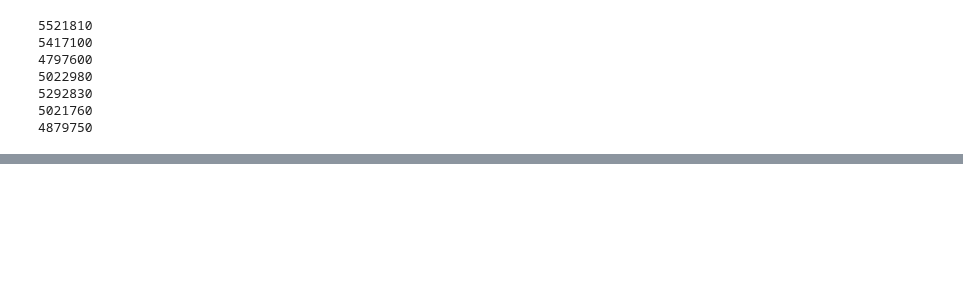
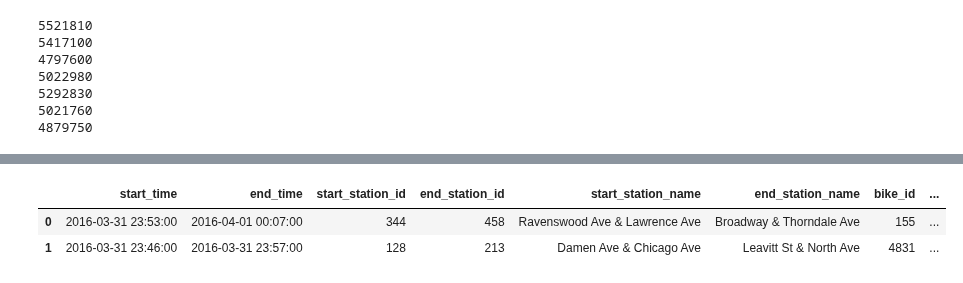
Before and after one commit to agruenb/PrescriptiveStruggle_BikeSharing, a Jupyter notebook: LeaWorkspace/lworkspace.ipynb, the cells around one changed output, grey strips where cells are left out. Cells and saved outputs as stored; diff of their text form; code cells hidden in the pictures; blank space fills up the shorter version.

Commit message:
months added

```diff
--- a/LeaWorkspace/lworkspace.ipynb
+++ b/LeaWorkspace/lworkspace.ipynb
@@ -75,0 +89,9 @@ KeyError: 0
+# %%
+def get_month (ts):
+    return ts.month
+chicago["Month"]=chicago["start_time"].apply(lambda x: get_month (x))
+chicago.head(2)
+# %% [output]
+|  | start_time | end_time | start_station_id | end_station_id | start_station_name | end_station_name | bike_id | ... |
+| 0 | 2016-03-31 23:53:00 | 2016-04-01 00:07:00 | 344 | 458 | Ravenswood Ave & Lawrence Ave | Broadway & Thorndale Ave | 155 | ... |
+| 1 | 2016-03-31 23:46:00 | 2016-03-31 23:57:00 | 128 | 213 | Damen Ave & Chicago Ave | Leavitt St & North Ave | 4831 | ... |
```
Also changed, not shown: parts of 10 cells of this notebook.
